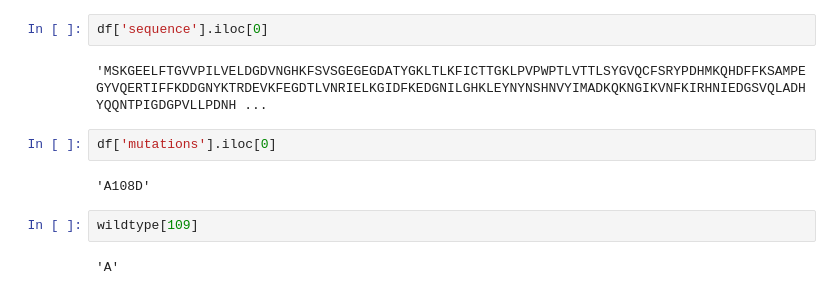
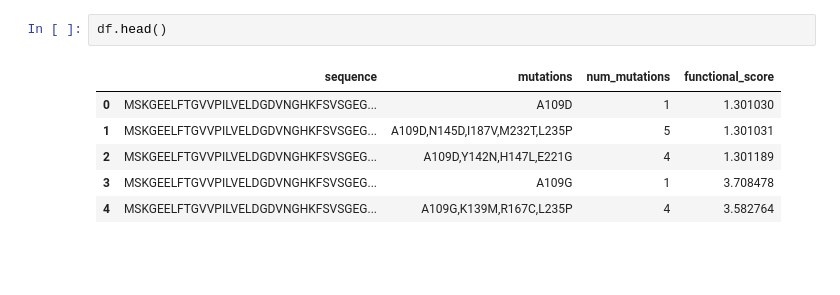
Before and after one commit to RomeroLab/RLXF, a Jupyter notebook: processing_dataset.ipynb, the cells around one changed output. Drawn from its saved outputs; the diff is of its cells as text; blank space fills up the shorter version.

```diff
--- a/processing_dataset.ipynb
+++ b/processing_dataset.ipynb
@@ -32,14 +52,11 @@ df.rename(columns={'variant': 'mutations'}, inplace=True)
 # Save the processed DataFrame to a pickle file
 df.to_pickle('SeqFxnDataset.pkl')
 # %%
-df['sequence'].iloc[0]
+df.head()
 # %% [output]
-'MSKGEELFTGVVPILVELDGDVNGHKFSVSGEGEGDATYGKLTLKFICTTGKLPVPWPTLVTTLSYGVQCFSRYPDHMKQHDFFKSAMPEGYVQERTIFFKDDGNYKTRDEVKFEGDTLVNRIELKGIDFKEDGNILGHKLEYNYNSHNVYIMADKQKNGIKVNFKIRHNIEDGSVQLADHYQQNTPIGDGPVLLPDNH ...
+|  | sequence | mutations | num_mutations | functional_score |
+| 0 | MSKGEELFTGVVPILVELDGDVNGHKFSVSGEG... | A109D | 1 | 1.301030 |
+| 1 | MSKGEELFTGVVPILVELDGDVNGHKFSVSGEG... | A109D,N145D,I187V,M232T,L235P | 5 | 1.301031 |
+| 2 | MSKGEELFTGVVPILVELDGDVNGHKFSVSGEG... | A109D,Y142N,H147L,E221G | 4 | 1.301189 |
+| 3 | MSKGEELFTGVVPILVELDGDVNGHKFSVSGEG... | A109G | 1 | 3.708478 |
+| 4 | MSKGEELFTGVVPILVELDGDVNGHKFSVSGEG... | A109G,K139M,R167C,L235P | 4 | 3.582764 |
-# %%
-df['mutations'].iloc[0]
-# %% [output]
-'A108D'
-# %%
-wildtype[109]
-# %% [output]
-'A'
```
Also changed, not shown: parts of 4 cells of this notebook, 6 other files.
